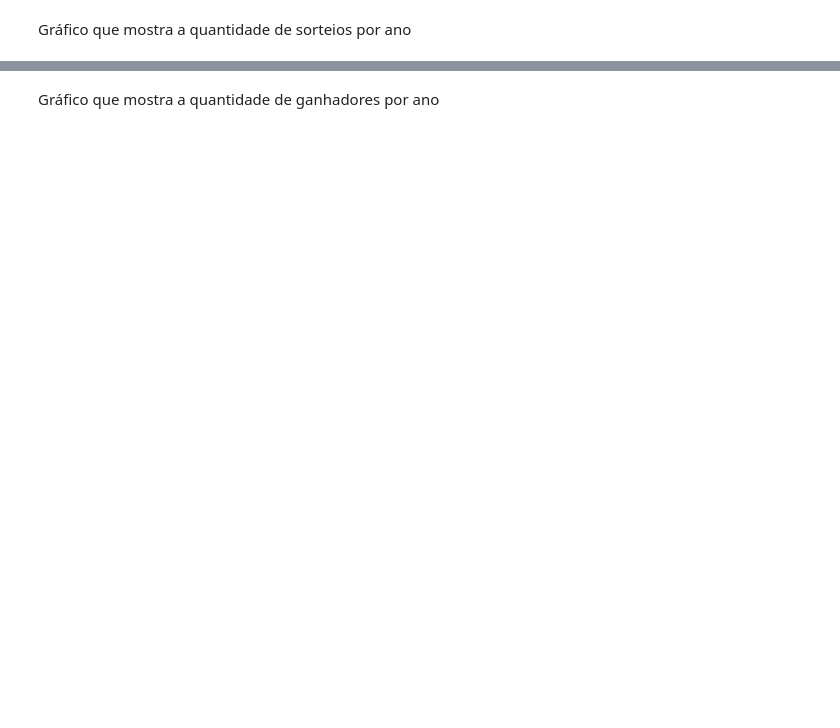
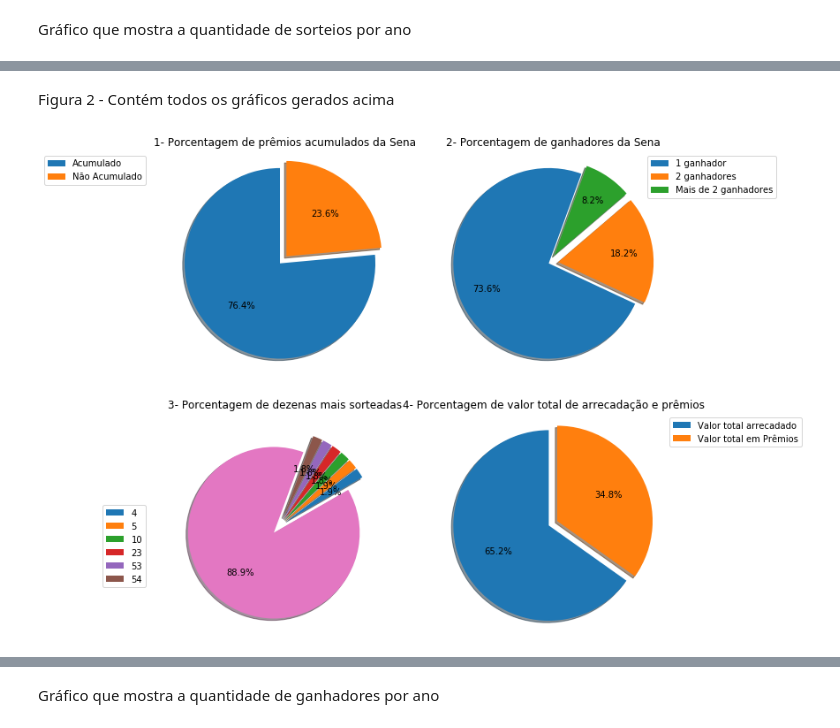
Before and after one commit to Geraldojrcg/megaSenaAnalise, a Jupyter notebook: Untitled.ipynb, the cells around one changed output, grey strips where cells are left out. Saved outputs shown, nothing was run; the diff lists cells and outputs as text; code cells hidden in the pictures; blank space fills up the shorter version.

```diff
--- a/Untitled.ipynb
+++ b/Untitled.ipynb
@@ -77,0 +87,6 @@ d_sc.plot(y='Concurso', x='Data Sorteio', kind='line')
+# %% [markdown]
+Figura 2 - Contém todos os gráficos gerados acima
+# %%
+fig2
+# %% [output]
+[figure, added]
```
Also changed, not shown: parts of 18 cells of this notebook.
